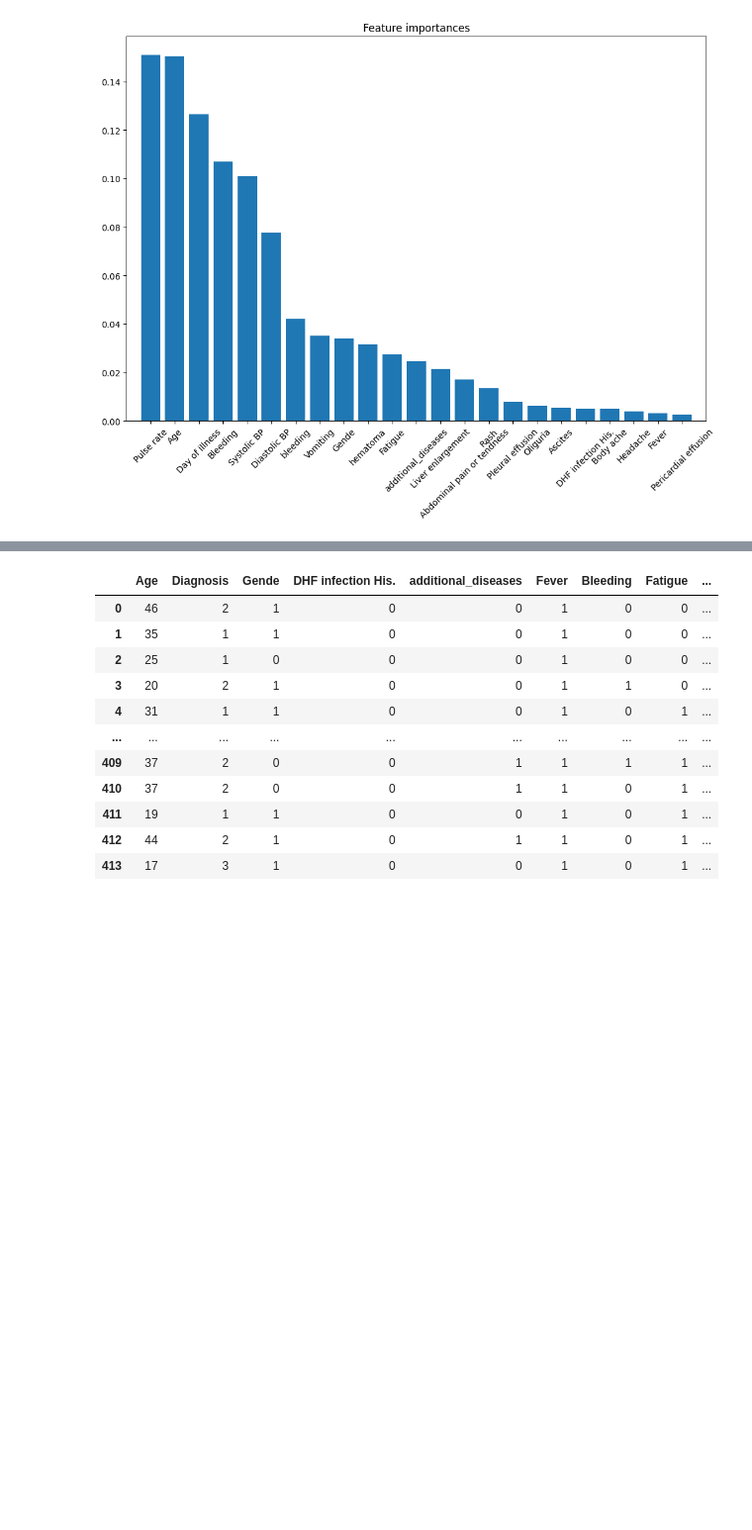
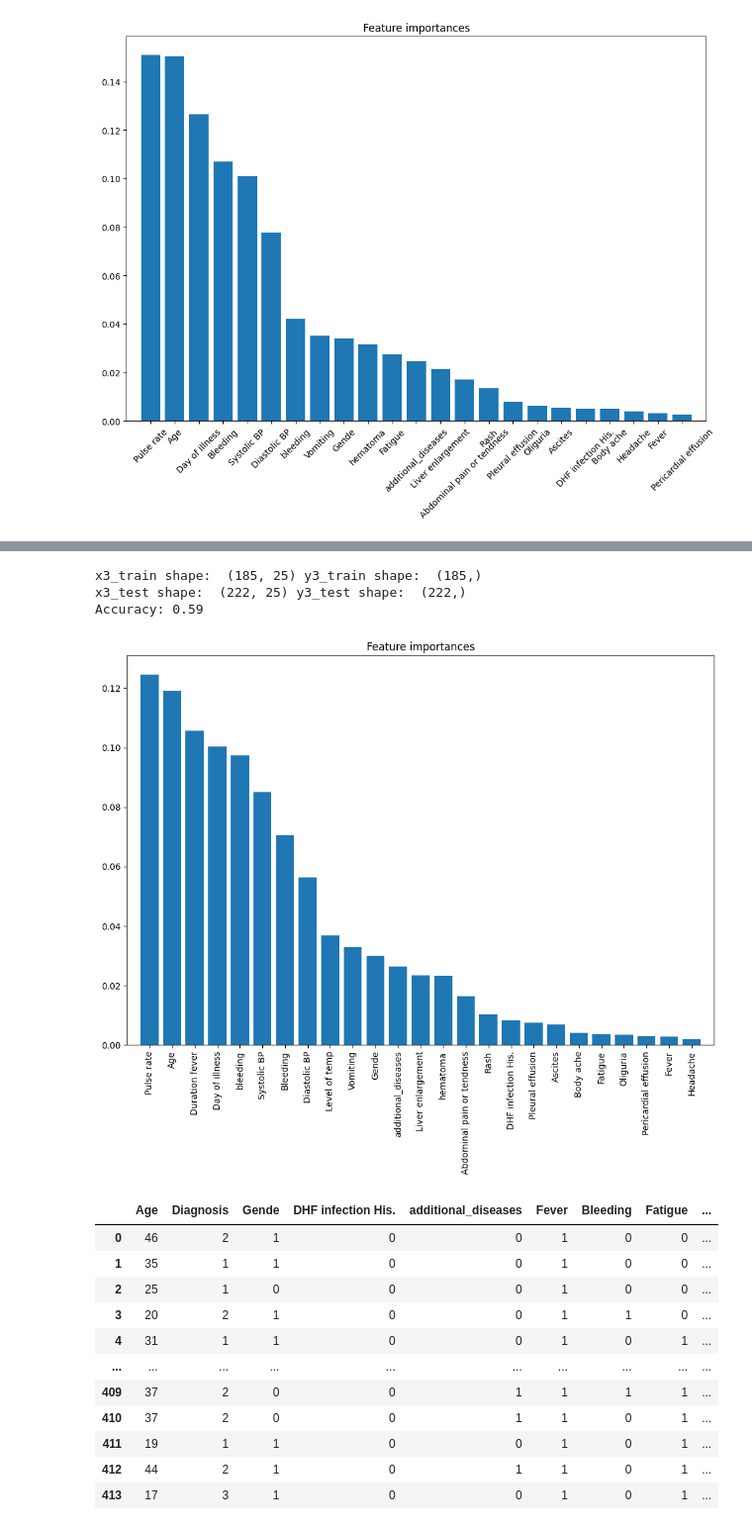
Before and after one commit to khnam-ng/SevereDengueFever, a Jupyter notebook: src/1st_try.ipynb, the cells around one changed output, grey strips where cells are left out. Shown at 99% size. Drawn from its saved outputs; the diff is of its cells as text; code cells hidden in the pictures; blank space fills up the shorter version.

```diff
--- a/src/1st_try.ipynb
+++ b/src/1st_try.ipynb
@@ -158,0 +223,40 @@ Accuracy: 0.67
+# %%
+# strategy 3: keep missing data 2017  = 'Level of temp' and 'Duration fever', train on 2019 then test on 2017
+df_train = df.loc[222:, :'Oliguria'].copy()
+df_test = df.loc[:221, :'Oliguria'].copy()
+
+for i in range(len(missing_2017)):
+    df_test[missing_2017[i]] = pd.to_numeric(df_test[missing_2017[i]], errors='coerce')
+    df_test[missing_2017[i]].fillna(value = df_test[missing_2017[i]].mean(), inplace=True) # fillna with mean value of 2017
+# df_test
+x3_train = df_train.drop(columns=['Diagnosis'], axis=1)
+y3_train = df_train['Diagnosis']
+x3_test = df_test.drop(columns=['Diagnosis'], axis=1)
+y3_test = df_test['Diagnosis']
+
+# x3_train, x3_test, y3_train, y3_test = train_test_split(X, Y, test_size=0.2, random_state=42 )
+print('x3_train shape: ', x3_train.shape, 'y3_train shape: ',  y3_train.shape)
+print('x3_test shape: ', x3_test.shape, 'y3_test shape: ',  y3_test.shape)
+
+rf_3 = RandomForestClassifier(n_estimators=100, random_state=42)
+rf_3.fit(x3_train, y3_train)
+
+y3_pred = rf_3.predict(x3_test)
+accuracy = accuracy_score(y3_test, y3_pred)
+print(f"Accuracy: {accuracy:.2f}")
+# print(classification_report(y2_test, y2_pred))
+
+importances = rf_3.feature_importances_
+indices = np.argsort(importances)[::-1]
+features = x3_train.columns
+plt.figure(figsize=(12, 8))
+plt.title("Feature importances")
+plt.bar(range(x3_train.shape[1]), importances[indices], align="center")
+plt.xticks(range(x3_train.shape[1]), features[indices], rotation=90)
+plt.xlim([-1, x3_train.shape[1]])
+plt.show()
+# %% [output]
+x3_train shape:  (185, 25) y3_train shape:  (185,)
+x3_test shape:  (222, 25) y3_test shape:  (222,)
+Accuracy: 0.59
+[figure, added]
```
Also changed, not shown: parts of 8 cells of this notebook, 1 other file.
